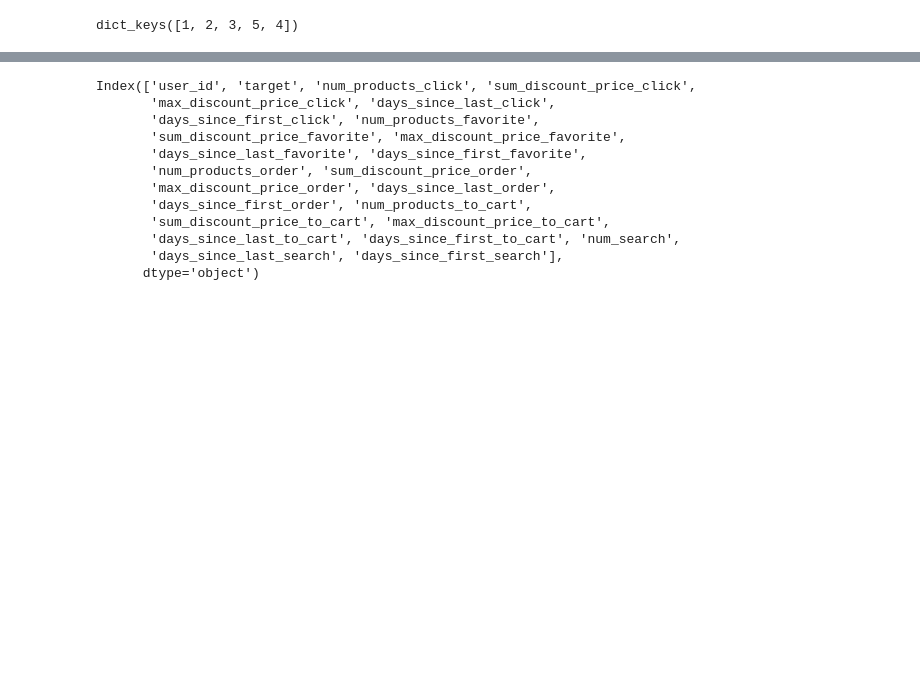
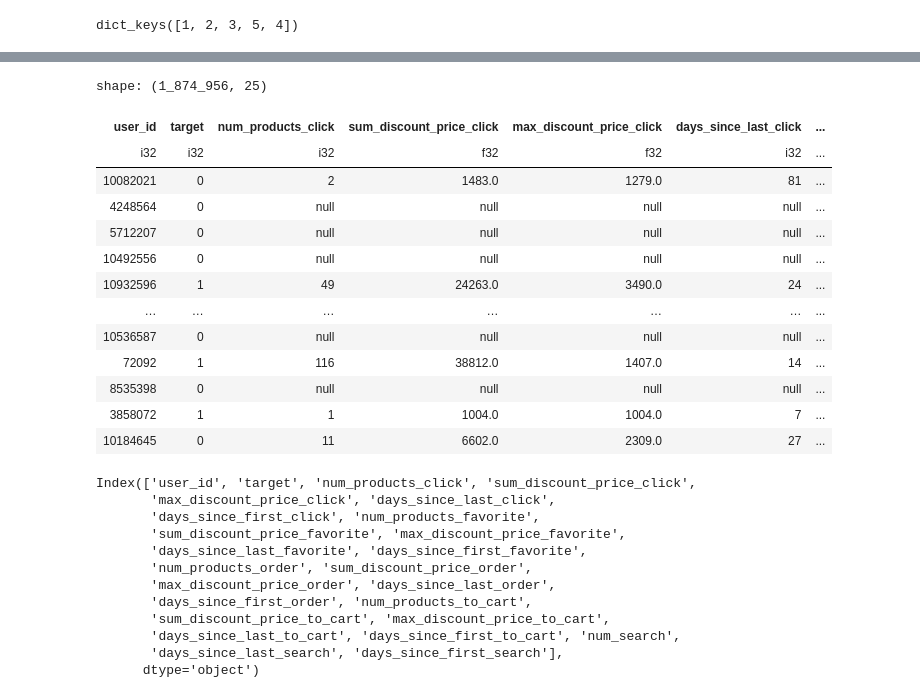
Before and after one commit to LumbaBalumba/aim_ml, a Jupyter notebook: 10/baseline_1_polars.ipynb, the cells around one changed output, grey strips where cells are left out. Drawn from its saved outputs; the diff is of its cells as text; code cells hidden in the pictures; blank space fills up the shorter version.

```diff
--- a/10/baseline_1_polars.ipynb
+++ b/10/baseline_1_polars.ipynb
@@ -10,7 +10,7 @@ test_start_date = date(2024, 8, 1)
 val_start_date = date(2024, 7, 1)
 val_end_date = date(2024, 7, 31)
 train_end_date = date(2024, 6, 30)
-data_path = './predict-user-fresh-order'
+data_path = './predict-user-fresh-order/'
 # %% [markdown]
 # Read data
 # %%
@@ -597,30 +167,24 @@ ColumnNotFoundError: unable to find column "days_since_last_click"; valid column
 # %%
-# df = val_target
-# for _, actions_aggs_df in actions_aggs.items():
-#     df = (
-#         df
-#         .join(actions_aggs_df, on='user_id', how='left')
-#     )
-
-df_pd = df_extra.to_pandas()
-
-cat_cols = [
-    'favorite_order_category_id',
-    'favorite_order_brand',
-    'favorite_click_category_id',
-    'favorite_click_brand',
-    'top_widget_click',
-    'top_widget_order',
-]
-
-text_cols = [
-    'last_search_query',
-    'recent_queries_text_120d',
-]
-
-num_cols = [
-    c for c in df_pd.columns
-    if c not in ['user_id', 'target'] + cat_cols + text_cols
-]
-
-all_cols = num_cols + cat_cols + text_cols
+df = val_target
+for _, actions_aggs_df in actions_aggs.items():
+    df = (
+        df
+        .join(actions_aggs_df, on='user_id', how='left')
+    )
+# %%
+df
+# %% [output]
+shape: (1_874_956, 25)
+| user_id | target | num_products_click | sum_discount_price_click | max_discount_price_click | days_since_last_click | ... |
+| i32 | i32 | i32 | f32 | f32 | i32 | ... |
+| 10082021 | 0 | 2 | 1483.0 | 1279.0 | 81 | ... |
+| 4248564 | 0 | null | null | null | null | ... |
+| 5712207 | 0 | null | null | null | null | ... |
+| 10492556 | 0 | null | null | null | null | ... |
+| 10932596 | 1 | 49 | 24263.0 | 3490.0 | 24 | ... |
+| … | … | … | … | … | … | ... |
+| 10536587 | 0 | null | null | null | null | ... |
+| 72092 | 1 | 116 | 38812.0 | 1407.0 | 14 | ... |
+| 8535398 | 0 | null | null | null | null | ... |
+| 3858072 | 1 | 1 | 1004.0 | 1004.0 | 7 | ... |
+| 10184645 | 0 | 11 | 6602.0 | 2309.0 | 27 | ... |
```
Also changed, not shown: parts of 40 cells of this notebook, 4 other files.
